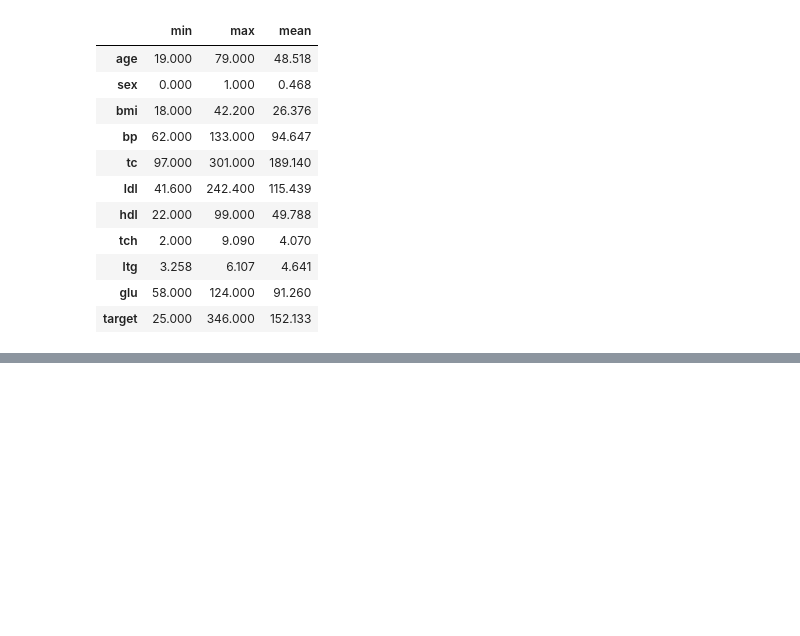
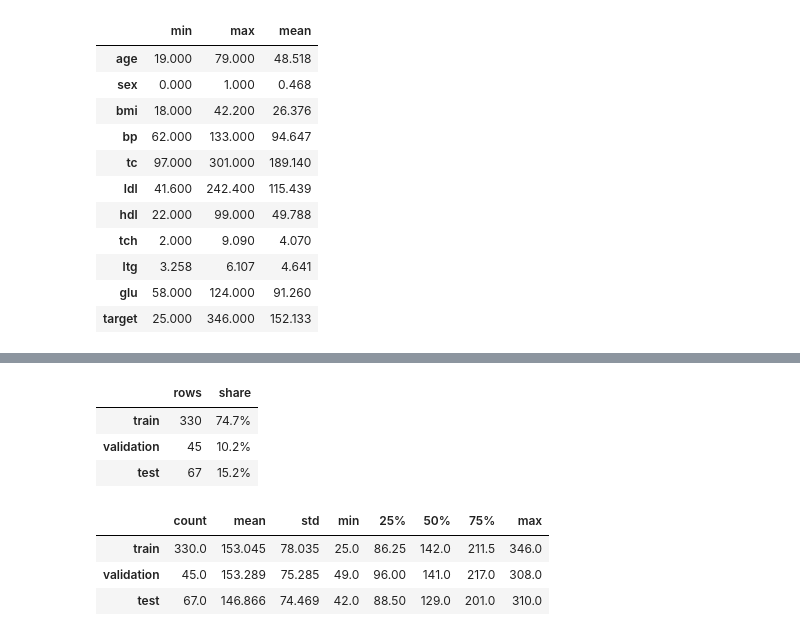
Before and after one commit to Namypark/diabetes-progression-lab2, a Jupyter notebook: lab2_diabetes.ipynb, the cells around one changed output, grey strips where cells are left out. Saved outputs shown, nothing was run; the diff lists cells and outputs as text; code cells hidden in the pictures; blank space fills up the shorter version.

Commit message:
Step 5: split data

```diff
--- a/lab2_diabetes.ipynb
+++ b/lab2_diabetes.ipynb
@@ -306,0 +314,28 @@ df_clean.describe().T[["min", "max", "mean"]]
+# %%
+from sklearn.model_selection import train_test_split
+
+X = df_clean.drop(columns="target")
+y = df_clean["target"]
+
+X_temp, X_test, y_temp, y_test = train_test_split(X, y, test_size=0.15, random_state=RANDOM_STATE)
+X_train, X_val, y_train, y_val = train_test_split(
+    X_temp, y_temp, test_size=0.10 / 0.85, random_state=RANDOM_STATE
+)
+
+split_sizes = pd.DataFrame(
+    {"rows": [len(X_train), len(X_val), len(X_test)]}, index=["train", "validation", "test"]
+)
+split_sizes["share"] = (split_sizes["rows"] / len(X)).map("{:.1%}".format)
+split_sizes
+# %% [output]
+|  | rows | share |
+| train | 330 | 74.7% |
+| validation | 45 | 10.2% |
+| test | 67 | 15.2% |
+# %%
+pd.DataFrame({"train": y_train.describe(), "validation": y_val.describe(), "test": y_test.describe()}).T
+# %% [output]
+|  | count | mean | std | min | 25% | 50% | 75% | max |
+| train | 330.0 | 153.045 | 78.035 | 25.0 | 86.25 | 142.0 | 211.5 | 346.0 |
+| validation | 45.0 | 153.289 | 75.285 | 49.0 | 96.00 | 141.0 | 217.0 | 308.0 |
+| test | 67.0 | 146.866 | 74.469 | 42.0 | 88.50 | 129.0 | 201.0 | 310.0 |
```
Also changed, not shown: parts of 1 cell of this notebook.
